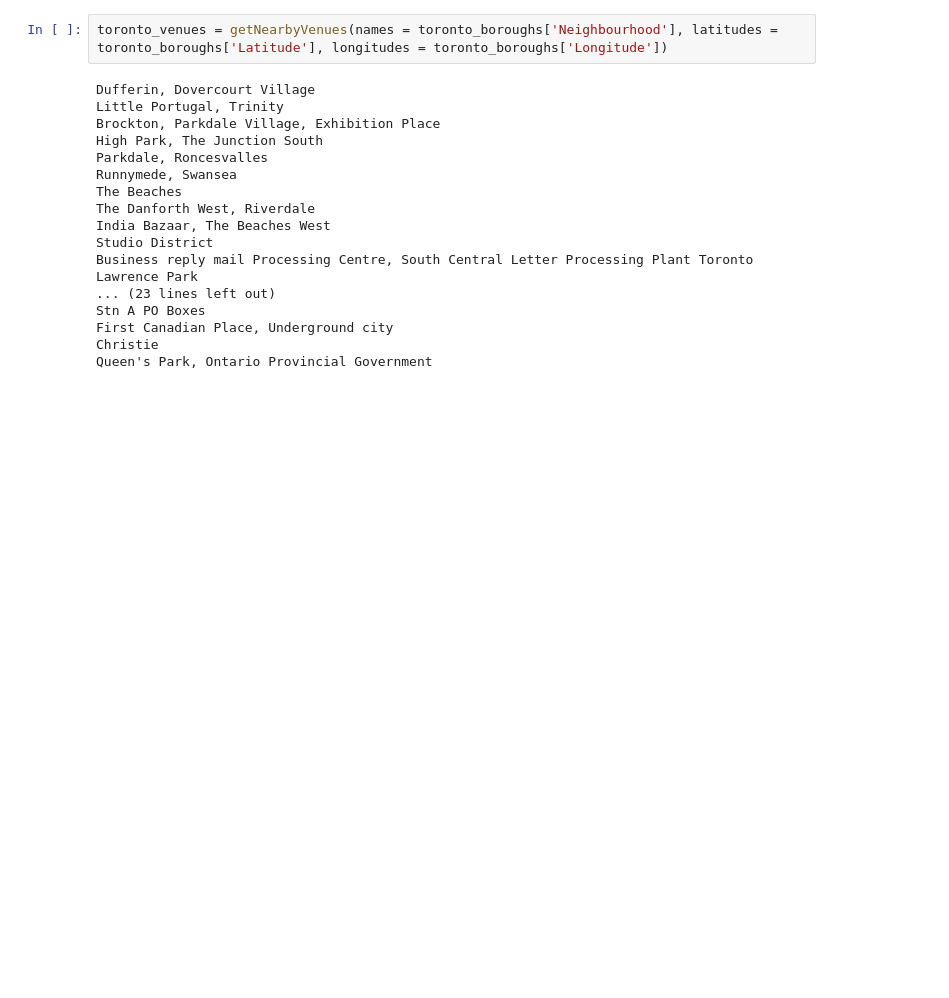
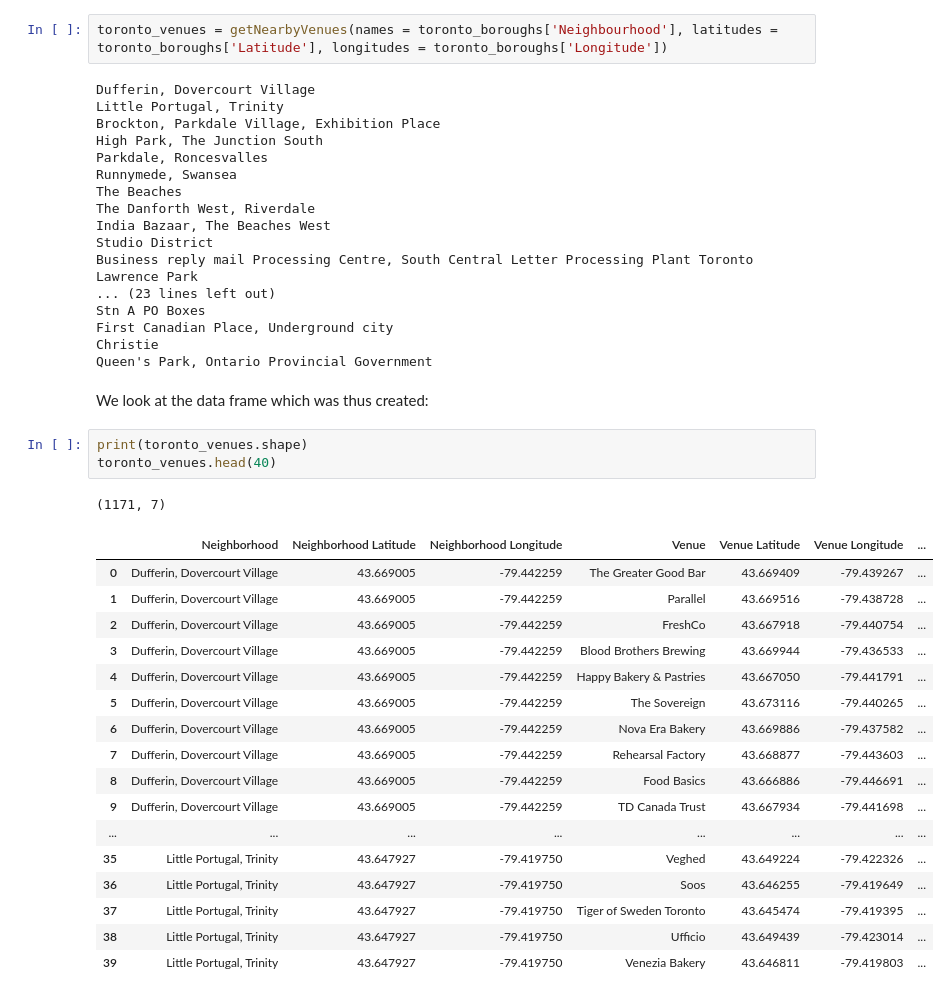
Before and after one commit to amitroy2006/Capstone-Project-Data-Science-Specialization, a Jupyter notebook: Capstone Project Notebook IBM .ipynb, the cells around one changed output. Cells and saved outputs as stored; diff of their text form; blank space fills up the shorter version.

```diff
--- a/Capstone Project Notebook IBM .ipynb
+++ b/Capstone Project Notebook IBM .ipynb
@@ -678,3 +678,27 @@ Stn A PO Boxes
 First Canadian Place, Underground city
 Christie
 Queen's Park, Ontario Provincial Government
+# %% [markdown]
+We look at the data frame which was thus created:
+# %%
+print(toronto_venues.shape)
+toronto_venues.head(40)
+# %% [output]
+(1171, 7)
+|  | Neighborhood | Neighborhood Latitude | Neighborhood Longitude | Venue | Venue Latitude | Venue Longitude | ... |
+| 0 | Dufferin, Dovercourt Village | 43.669005 | -79.442259 | The Greater Good Bar | 43.669409 | -79.439267 | ... |
+| 1 | Dufferin, Dovercourt Village | 43.669005 | -79.442259 | Parallel | 43.669516 | -79.438728 | ... |
+| 2 | Dufferin, Dovercourt Village | 43.669005 | -79.442259 | FreshCo | 43.667918 | -79.440754 | ... |
+| 3 | Dufferin, Dovercourt Village | 43.669005 | -79.442259 | Blood Brothers Brewing | 43.669944 | -79.436533 | ... |
+| 4 | Dufferin, Dovercourt Village | 43.669005 | -79.442259 | Happy Bakery & Pastries | 43.667050 | -79.441791 | ... |
+| 5 | Dufferin, Dovercourt Village | 43.669005 | -79.442259 | The Sovereign | 43.673116 | -79.440265 | ... |
+| 6 | Dufferin, Dovercourt Village | 43.669005 | -79.442259 | Nova Era Bakery | 43.669886 | -79.437582 | ... |
+| 7 | Dufferin, Dovercourt Village | 43.669005 | -79.442259 | Rehearsal Factory | 43.668877 | -79.443603 | ... |
+| 8 | Dufferin, Dovercourt Village | 43.669005 | -79.442259 | Food Basics | 43.666886 | -79.446691 | ... |
+| 9 | Dufferin, Dovercourt Village | 43.669005 | -79.442259 | TD Canada Trust | 43.667934 | -79.441698 | ... |
+| ... | ... | ... | ... | ... | ... | ... | ... |
+| 35 | Little Portugal, Trinity | 43.647927 | -79.419750 | Veghed | 43.649224 | -79.422326 | ... |
+| 36 | Little Portugal, Trinity | 43.647927 | -79.419750 | Soos | 43.646255 | -79.419649 | ... |
+| 37 | Little Portugal, Trinity | 43.647927 | -79.419750 | Tiger of Sweden Toronto | 43.645474 | -79.419395 | ... |
+| 38 | Little Portugal, Trinity | 43.647927 | -79.419750 | Ufficio | 43.649439 | -79.423014 | ... |
+| 39 | Little Portugal, Trinity | 43.647927 | -79.419750 | Venezia Bakery | 43.646811 | -79.419803 | ... |
```
Also changed, not shown: parts of 2 cells of this notebook.
